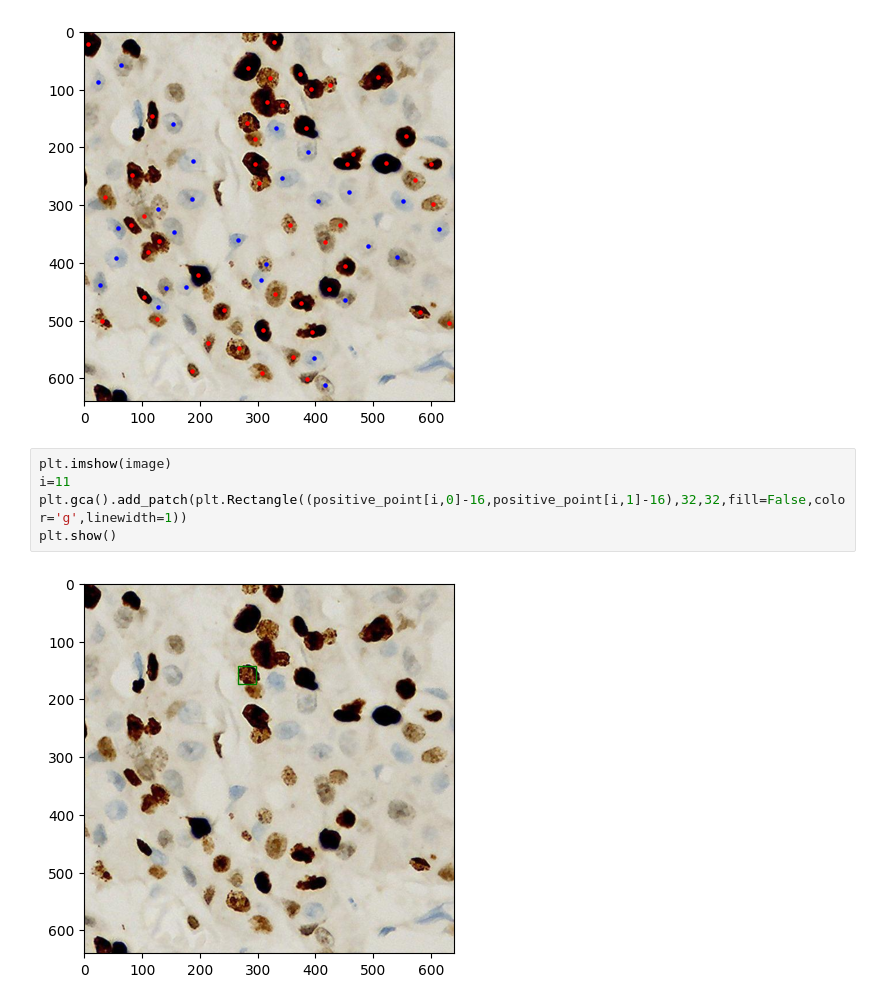
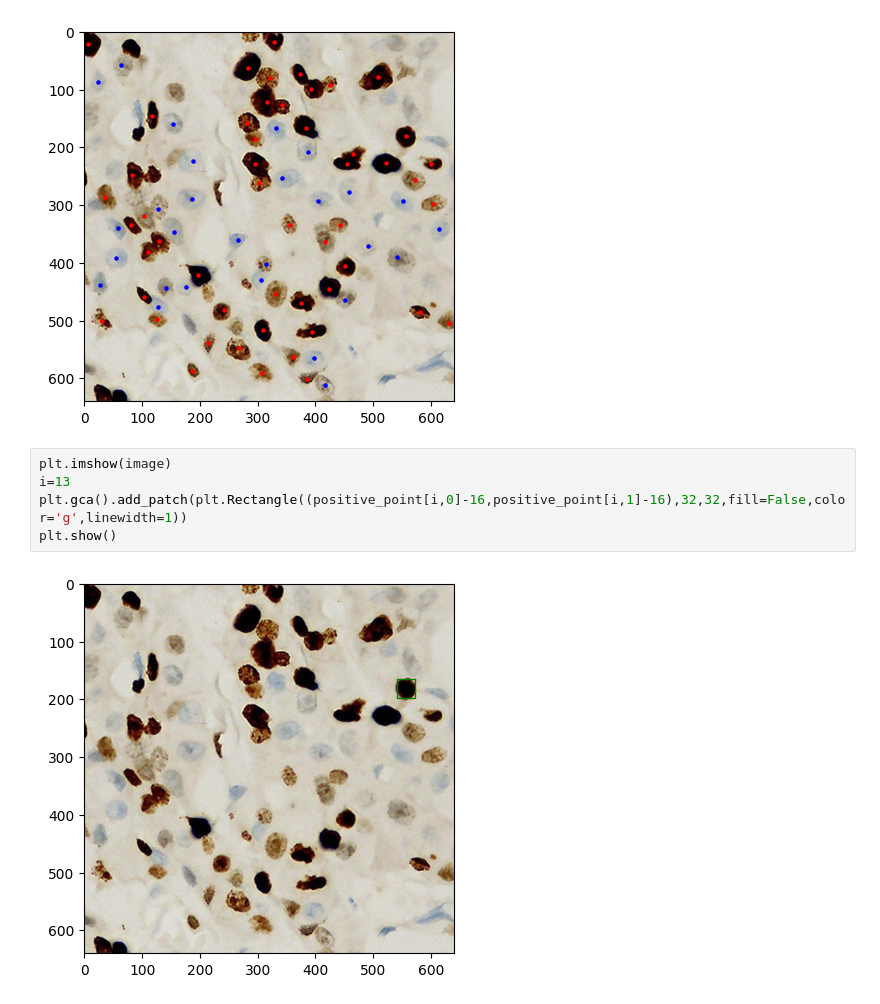
Before and after one commit to Leeyoungsup/IHC_nucleus_marker_detection, a Jupyter notebook: Data_analysis.ipynb, the cells around one changed output. Saved outputs shown, nothing was run; the diff lists cells and outputs as text.

```diff
--- a/Data_analysis.ipynb
+++ b/Data_analysis.ipynb
@@ -20,8 +20,8 @@ plt.show()
 [figure]
 # %%
 plt.imshow(image)
-i=11
+i=13
 plt.gca().add_patch(plt.Rectangle((positive_point[i,0]-16,positive_point[i,1]-16),32,32,fill=False,color='g',linewidth=1))
 plt.show()
 # %% [output]
-[figure, old version]
+[figure, new version]
```
